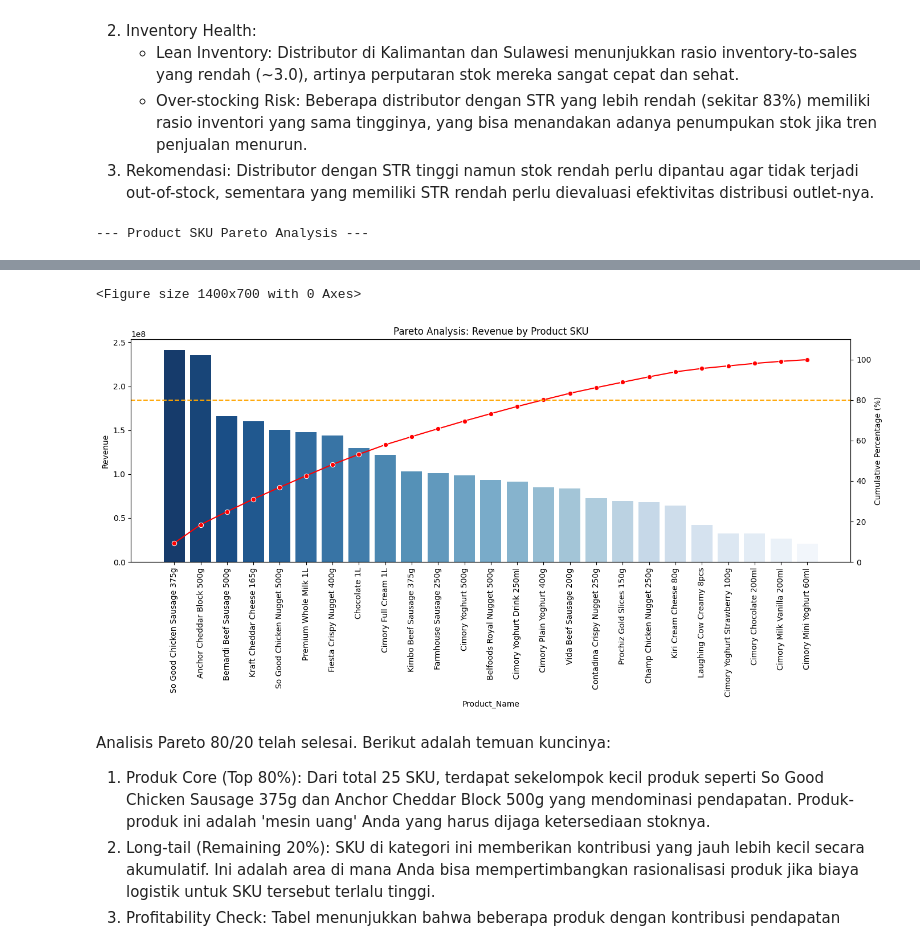
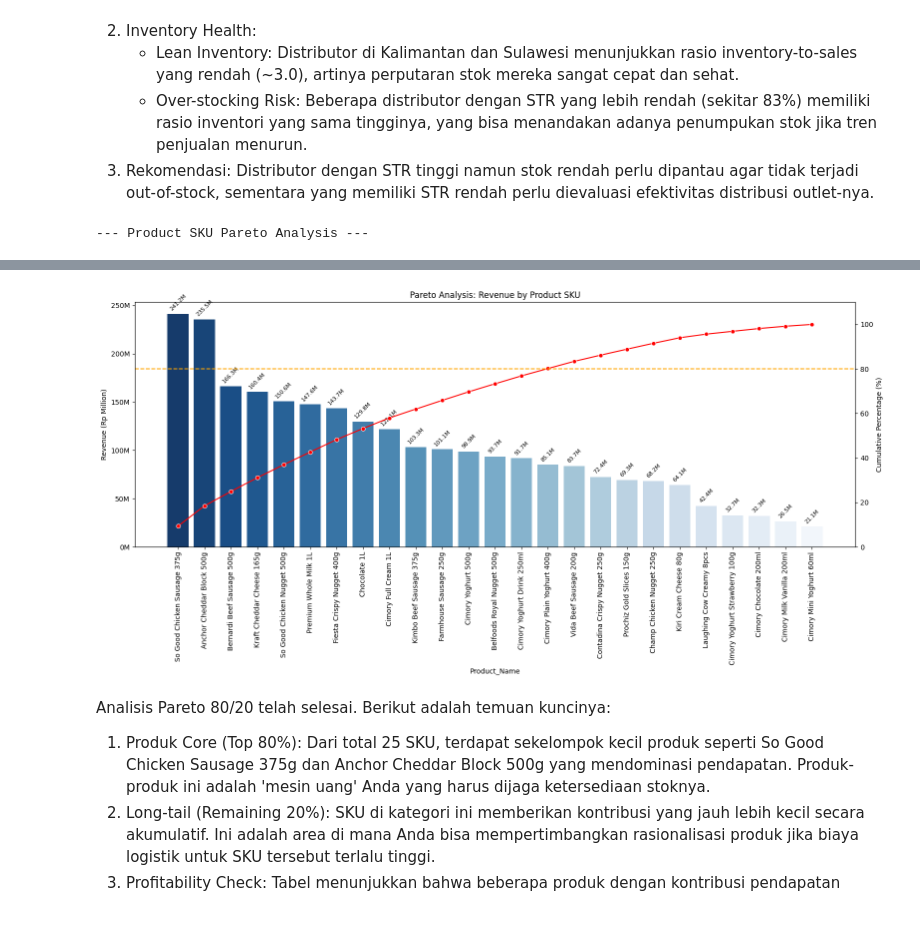
Before and after one commit to IanNarsa/FMCG-revenue-analystics, a Jupyter notebook: notebook/FMCG_Data_Analytics.ipynb, the cells around one changed output, grey strips where cells are left out. Cells and saved outputs as stored; diff of their text form; code cells hidden in the pictures.

```diff
--- a/notebook/FMCG_Data_Analytics.ipynb
+++ b/notebook/FMCG_Data_Analytics.ipynb
@@ -371,7 +379,7 @@ for rect in ax.patches:
     y = rect.get_y()
 
     if height > 0:
-        label_text = f'{height/1e6:.0f}Jt'
+        label_text = f'{height/1e6:.0f}Million'
         ax.text(x + width/2, y + height/2, label_text, ha='center', va='center', color='white', fontweight='bold', fontsize=9)
 
 plt.tight_layout()
@@ -759,11 +780,16 @@ print(f"Bulan-bulan yang menonjol (di atas ambang batas): {list(flagged_months.i
 
 # 8. Visualisasi: tren rata-rata sepanjang tahun, dengan garis ambang batas
 plt.figure(figsize=(12, 5))
-monthly_avg_ratio.plot(kind='bar', color=['red' if m in flagged_months.index else 'steelblue' for m in month_order])
+ax = monthly_avg_ratio.plot(kind='bar', color=['red' if m in flagged_months.index else 'steelblue' for m in month_order])
 plt.axhline(threshold, color='black', linestyle='--', label=f'Threshold ({threshold:.2f})')
 plt.title('Rata-rata Inventory-to-Sales Ratio per Bulan (Semua Region)')
 plt.ylabel('Avg Inv-to-Sales Ratio')
 plt.xticks(rotation=45)
+
+# Tambahkan label pada barchart
+for container in ax.containers:
+    ax.bar_label(container, fmt='%.2f', padding=3)
+
 plt.legend()
 plt.tight_layout()
 plt.show()
@@ -858,18 +884,26 @@ display(distributor_stats.style.format({
 plt.figure(figsize=(14, 6))
 
 # STR Analysis
-plt.subplot(1, 2, 1)
+ax1 = plt.subplot(1, 2, 1)
 sns.barplot(data=distributor_stats, x='STR_%', y='Distributor_Name', hue='Distributor_Name', palette='coolwarm', legend=False)
 plt.axvline(80, color='red', linestyle='--', label='Benchmark 80%')
 plt.title('Sell-Through Rate (STR) per Distributor')
 plt.xlabel('STR % (Higher is Better)')
 
+# Add labels to the STR bar chart
+for container in ax1.containers:
+    ax1.bar_label(container, fmt='%.1f%%', padding=3)
+
 # Inventory Days Proxy (Inventory to Sales)
-plt.subplot(1, 2, 2)
+ax2 = plt.subplot(1, 2, 2)
 sns.barplot(data=distributor_stats, x='Inv_to_Sales_Ratio', y='Distributor_Name', hue='Distributor_Name', palette='magma', legend=False)
 plt.title('Inventory to Monthly Sales Ratio')
 plt.xlabel('Ratio (Lower is Leaner / Higher is Over-stocking)')
 
+# Add labels to the Inventory Ratio bar chart
+for container in ax2.containers:
+    ax2.bar_label(container, fmt='%.2f', padding=3)
+
 plt.tight_layout()
 plt.show()
 # %% [output]
@@ -882,6 +916,7 @@ plt.show()
 3. Rekomendasi: Distributor dengan STR tinggi namun stok rendah perlu dipantau agar tidak terjadi out-of-stock, sementara yang memiliki STR rendah perlu dievaluasi efektivitas distribusi outlet-nya.
 # %%
 # Pareto 80/20 Analysis per Product (SKU)
+import matplotlib.ticker as ticker
 
 # 1. Aggregate Revenue and Profit by Product
 sku_analysis = df_fmcg_sales.groupby('Product_Name').agg({
@@ -914,47 +949,50 @@ display(sku_analysis.style.format({
 }))
 
 # 4. Visualization
-plt.figure(figsize=(14, 7))
+fig, ax1 = plt.subplots(figsize=(16, 8))
 
-# Pareto Chart
-fig, ax1 = plt.subplots(figsize=(14, 7))
+# Bar chart for revenue
+sns.barplot(data=sku_analysis, x='Product_Name', y='Revenue', ax=ax1, hue='Product_Name', palette='Blues_r', legend=False)
+ax1.set_ylabel('Revenue (Rp Million)')
+plt.xticks(rotation=90)
 
-# Bar chart for revenue - Fixed FutureWarning by assigning hue and legend=False
-sns.barplot(data=sku_analysis, x='Product_Name', y='Revenue', ax=ax1, hue='Product_Name', palette='Blues_r', legend=False)
-ax1.set_ylabel('Revenue')
-plt.xticks(rotation=90)
+# Formatting Y-axis to Million
+ax1.yaxis.set_major_formatter(ticker.FuncFormatter(lambda x, p: f'{x/1e6:.0f}M'))
+
+# Add labels to the bar chart
+for container in ax1.containers:
+    ax1.bar_label(container, fmt=lambda x: f'{x/1e6:.1f}M', padding=3, fontsize=8, rotation=45)
 
 # Line chart for cumulative percentage
 ax2 = ax1.twinx()
 sns.lineplot(data=sku_analysis, x='Product_Name', y='Cumulative_Share_%', ax=ax2, color='red', marker='o', sort=False)
 ax2.axhline(80, color='orange', linestyle='--', label='80% Threshold')
 ax2.set_ylabel('Cumulative Percentage (%)')
 ax2.set_ylim(0, 110)
 
 plt.title('Pareto Analysis: Revenue by Product SKU')
 plt.tight_layout()
 plt.show()
 # %% [output]
 --- Product SKU Pareto Analysis ---
 |  | Product_Name | Revenue | Profit | Units_Sold | Revenue_Share_% | Cumulative_Share_% | Classification | ... |
 | 0 | So Good Chicken Sausage 375g | 241,238,500 | 53,515,500 | 6,690 | 9.34% | 9.34% | Core (Top 80%) | ... |
 | 1 | Anchor Cheddar Block 500g | 235,549,500 | 54,587,000 | 3,180 | 9.12% | 18.45% | Core (Top 80%) | ... |
 | 2 | Bernardi Beef Sausage 500g | 166,316,000 | 35,084,500 | 3,188 | 6.44% | 24.89% | Core (Top 80%) | ... |
 | 3 | Kraft Cheddar Cheese 165g | 160,443,500 | 40,695,500 | 5,109 | 6.21% | 31.10% | Core (Top 80%) | ... |
 | 4 | So Good Chicken Nugget 500g | 150,592,000 | 22,627,000 | 3,113 | 5.83% | 36.93% | Core (Top 80%) | ... |
 | 5 | Premium Whole Milk 1L | 147,556,000 | 17,989,500 | 5,865 | 5.71% | 42.64% | Core (Top 80%) | ... |
 | 6 | Fiesta Crispy Nugget 400g | 143,694,500 | 21,053,000 | 3,487 | 5.56% | 48.21% | Core (Top 80%) | ... |
 | 7 | Chocolate 1L | 129,779,000 | 16,352,000 | 6,775 | 5.02% | 53.23% | Core (Top 80%) | ... |
 | 8 | Cimory Full Cream 1L | 122,057,500 | 15,415,500 | 5,722 | 4.72% | 57.95% | Core (Top 80%) | ... |
 | 9 | Kimbo Beef Sausage 375g | 103,289,500 | 21,870,500 | 3,267 | 4.00% | 61.95% | Core (Top 80%) | ... |
 | ... | ... | ... | ... | ... | ... | ... | ... | ... |
 | 20 | Laughing Cow Creamy 8pcs | 42,394,000 | 10,811,000 | 2,101 | 1.64% | 95.64% | Long-tail (Remaining 20%) | ... |
 | 21 | Cimory Yoghurt Strawberry 100g | 32,694,000 | 5,665,500 | 3,329 | 1.27% | 96.91% | Long-tail (Remaining 20%) | ... |
 | 22 | Cimory Chocolate 200ml | 32,296,500 | 4,060,000 | 5,865 | 1.25% | 98.16% | Long-tail (Remaining 20%) | ... |
 | 23 | Cimory Milk Vanilla 200ml | 26,528,500 | 3,336,500 | 5,185 | 1.03% | 99.18% | Long-tail (Remaining 20%) | ... |
 | 24 | Cimory Mini Yoghurt 60ml | 21,095,000 | 3,539,500 | 3,354 | 0.82% | 100.00% | Long-tail (Remaining 20%) | ... |
-<Figure size 1400x700 with 0 Axes>
-[figure, old version]
+[figure, new version]
 # %% [markdown]
 Analisis Pareto 80/20 telah selesai. Berikut adalah temuan kuncinya:
 
```
Also changed, not shown: parts of 12 cells of this notebook, 1 other file.
